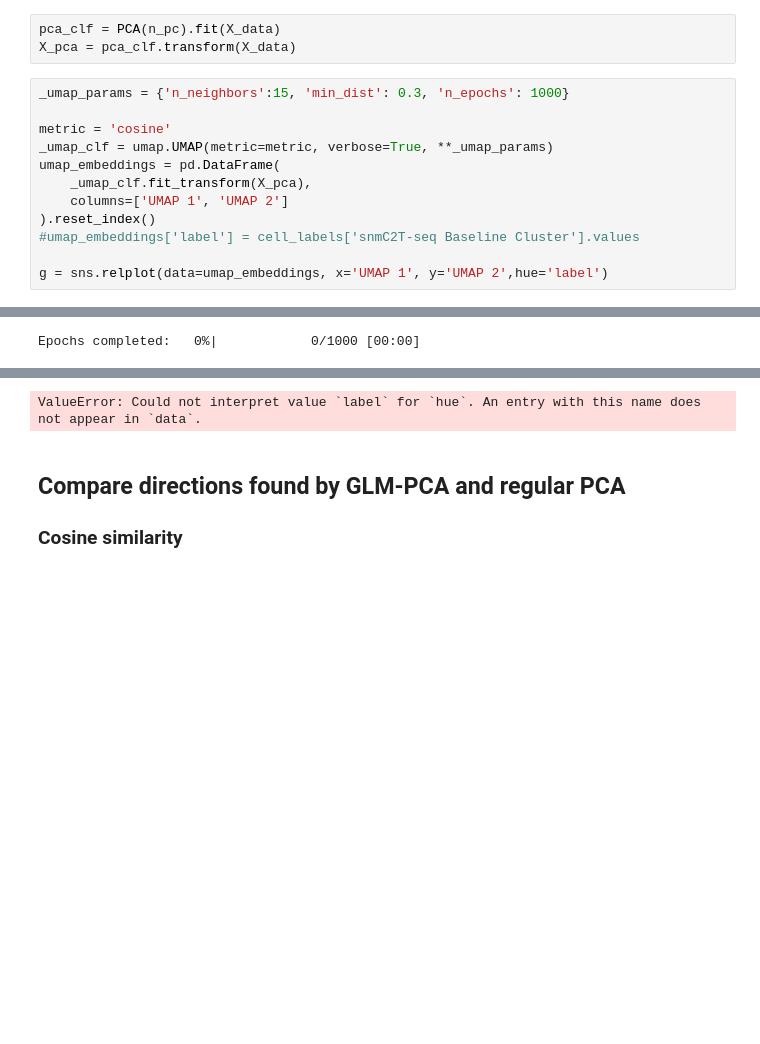
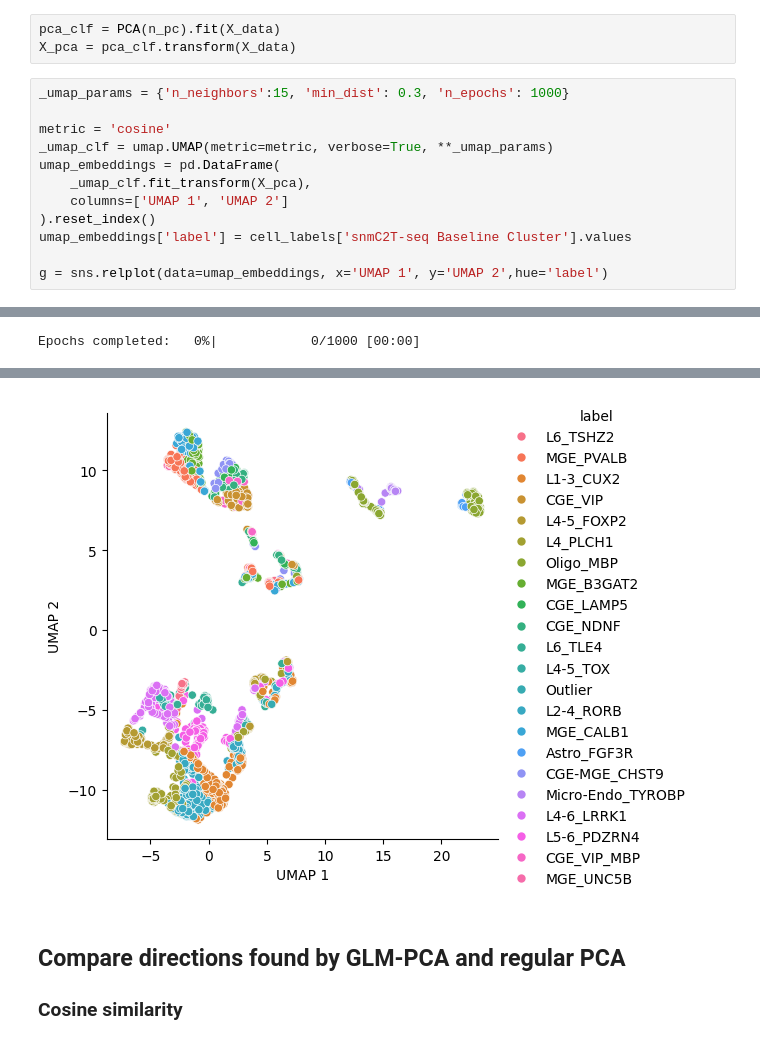
Before and after one commit to bhardwaj-lab/sincei, a Jupyter notebook: docs/content/tutorials/snmCATseq_glmPCA_analysis.ipynb, the cells around one changed output, grey strips where cells are left out. Drawn from its saved outputs; the diff is of its cells as text; blank space fills up the shorter version.

```diff
--- a/docs/content/tutorials/snmCATseq_glmPCA_analysis.ipynb
+++ b/docs/content/tutorials/snmCATseq_glmPCA_analysis.ipynb
@@ -154,7 +157,7 @@ umap_embeddings = pd.DataFrame(
     _umap_clf.fit_transform(X_pca),
     columns=['UMAP 1', 'UMAP 2']
 ).reset_index()
-#umap_embeddings['label'] = cell_labels['snmC2T-seq Baseline Cluster'].values
+umap_embeddings['label'] = cell_labels['snmC2T-seq Baseline Cluster'].values
 
 g = sns.relplot(data=umap_embeddings, x='UMAP 1', y='UMAP 2',hue='label')
 # %% [output]
@@ -178,4 +181,4 @@ Thu Jul 25 18:58:19 2024 Finished embedding
-ValueError: Could not interpret value `label` for `hue`. An entry with this name does not appear in `data`.
+[figure, added]
 # %% [markdown]
 ## Compare directions found by GLM-PCA and regular PCA
 ### Cosine similarity
```
Also changed, not shown: parts of 6 cells of this notebook, 1 other file.
